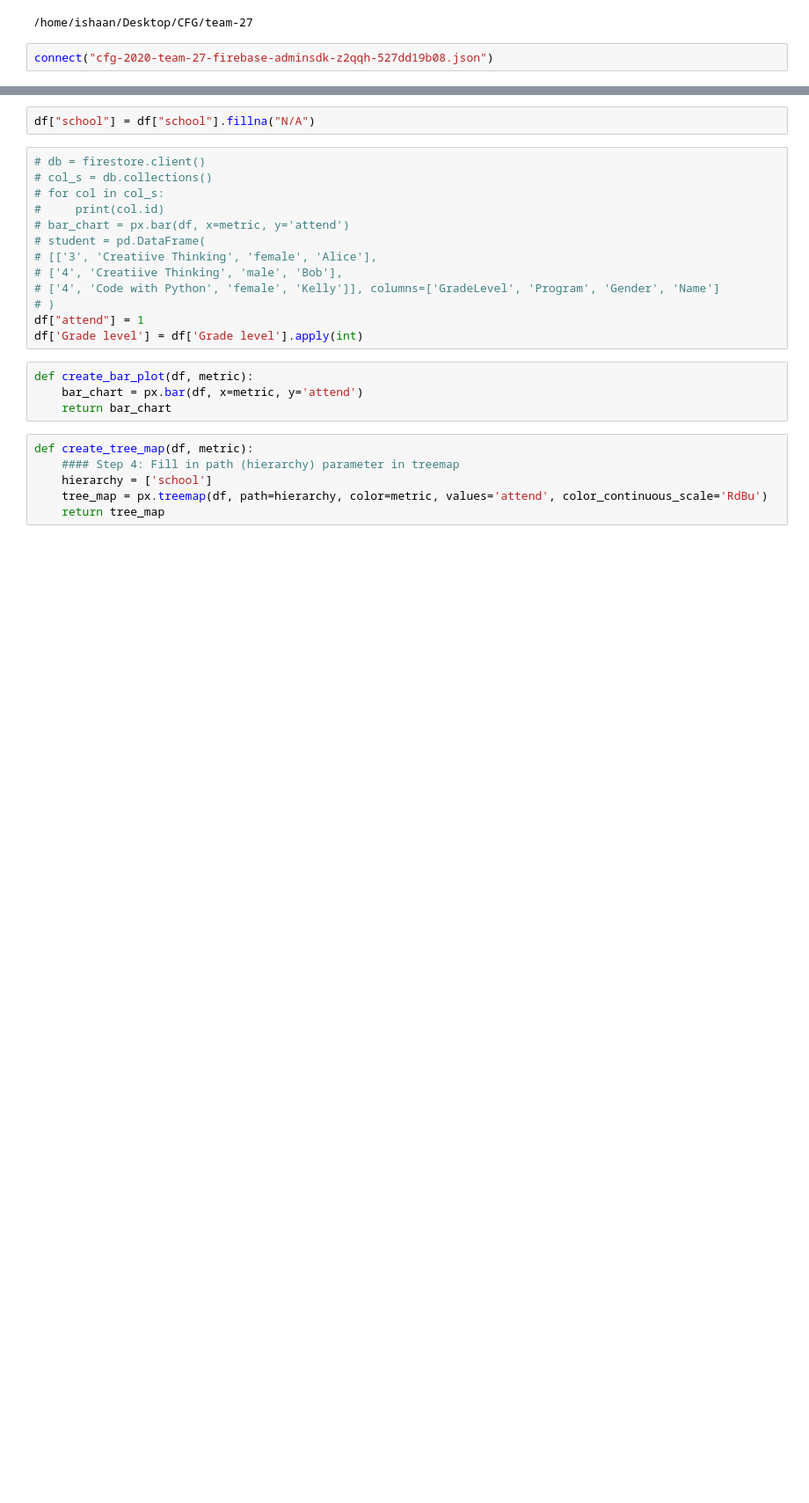
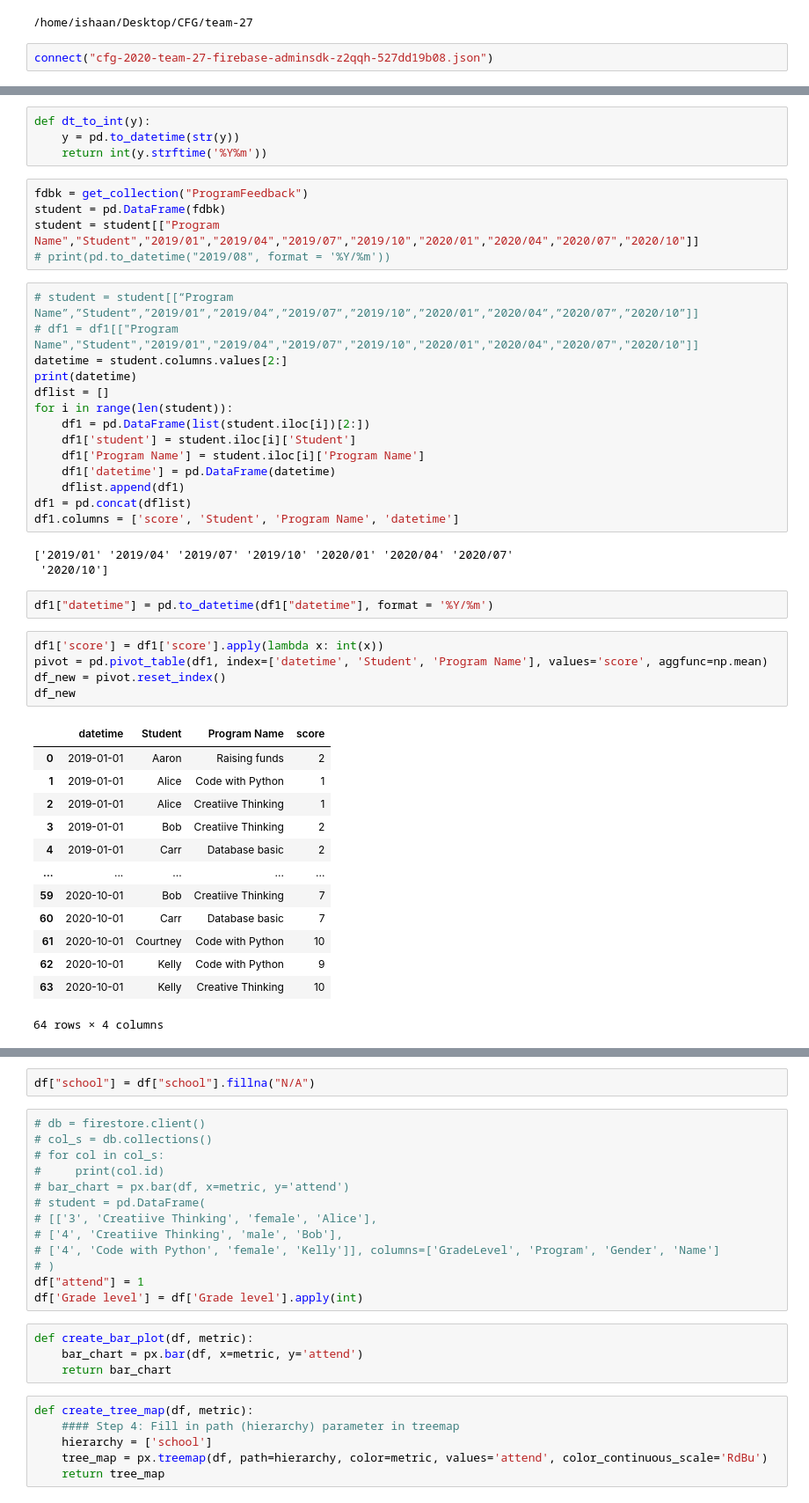
Before and after one commit to cfg2020apac/team-27, a Jupyter notebook: datascience/dash_n.ipynb, the cells around one changed output, grey strips where cells are left out. Shown at 88% size. Cells and saved outputs as stored; diff of their text form; blank space fills up the shorter version.

```diff
--- a/datascience/dash_n.ipynb
+++ b/datascience/dash_n.ipynb
@@ -38,0 +40,47 @@ df
+# %%
+def dt_to_int(y):
+    y = pd.to_datetime(str(y))
+    return int(y.strftime('%Y%m'))
+# %%
+fdbk = get_collection("ProgramFeedback")
+student = pd.DataFrame(fdbk)
+student = student[["Program Name","Student","2019/01","2019/04","2019/07","2019/10","2020/01","2020/04","2020/07","2020/10"]]
+# print(pd.to_datetime("2019/08", format = '%Y/%m'))
+# %%
+# student = student[[“Program Name”,”Student”,”2019/01”,”2019/04”,”2019/07”,”2019/10”,”2020/01”,”2020/04”,”2020/07”,”2020/10”]]
+# df1 = df1[["Program Name","Student","2019/01","2019/04","2019/07","2019/10","2020/01","2020/04","2020/07","2020/10"]]
+datetime = student.columns.values[2:]
+print(datetime)
+dflist = []
+for i in range(len(student)):
+    df1 = pd.DataFrame(list(student.iloc[i])[2:])
+    df1['student'] = student.iloc[i]['Student']
+    df1['Program Name'] = student.iloc[i]['Program Name']
+    df1['datetime'] = pd.DataFrame(datetime)
+    dflist.append(df1)
+df1 = pd.concat(dflist)
+df1.columns = ['score', 'Student', 'Program Name', 'datetime']
+# %% [output]
+['2019/01' '2019/04' '2019/07' '2019/10' '2020/01' '2020/04' '2020/07'
+ '2020/10']
+# %%
+df1["datetime"] = pd.to_datetime(df1["datetime"], format = '%Y/%m')
+# %%
+df1['score'] = df1['score'].apply(lambda x: int(x))
+pivot = pd.pivot_table(df1, index=['datetime', 'Student', 'Program Name'], values='score', aggfunc=np.mean)
+df_new = pivot.reset_index()
+df_new
+# %% [output]
+|  | datetime | Student | Program Name | score |
+| 0 | 2019-01-01 | Aaron | Raising funds | 2 |
+| 1 | 2019-01-01 | Alice | Code with Python | 1 |
+| 2 | 2019-01-01 | Alice | Creatiive Thinking | 1 |
+| 3 | 2019-01-01 | Bob | Creatiive Thinking | 2 |
+| 4 | 2019-01-01 | Carr | Database basic | 2 |
+| ... | ... | ... | ... | ... |
+| 59 | 2020-10-01 | Bob | Creatiive Thinking | 7 |
+| 60 | 2020-10-01 | Carr | Database basic | 7 |
+| 61 | 2020-10-01 | Courtney | Code with Python | 10 |
+| 62 | 2020-10-01 | Kelly | Code with Python | 9 |
+| 63 | 2020-10-01 | Kelly | Creative Thinking | 10 |
+64 rows × 4 columns
```
Also changed, not shown: parts of 16 cells of this notebook.
